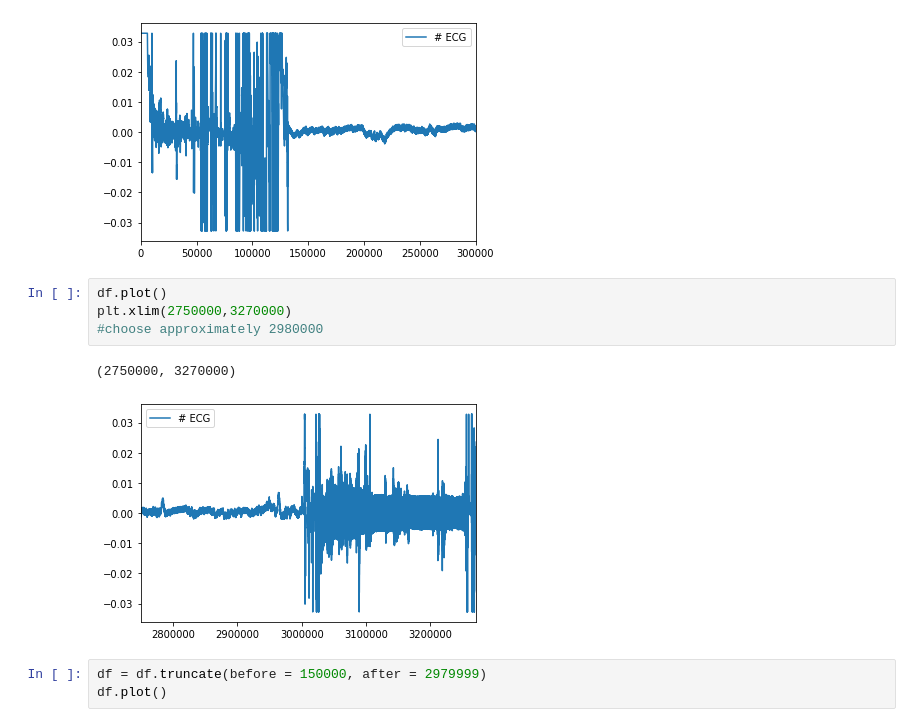
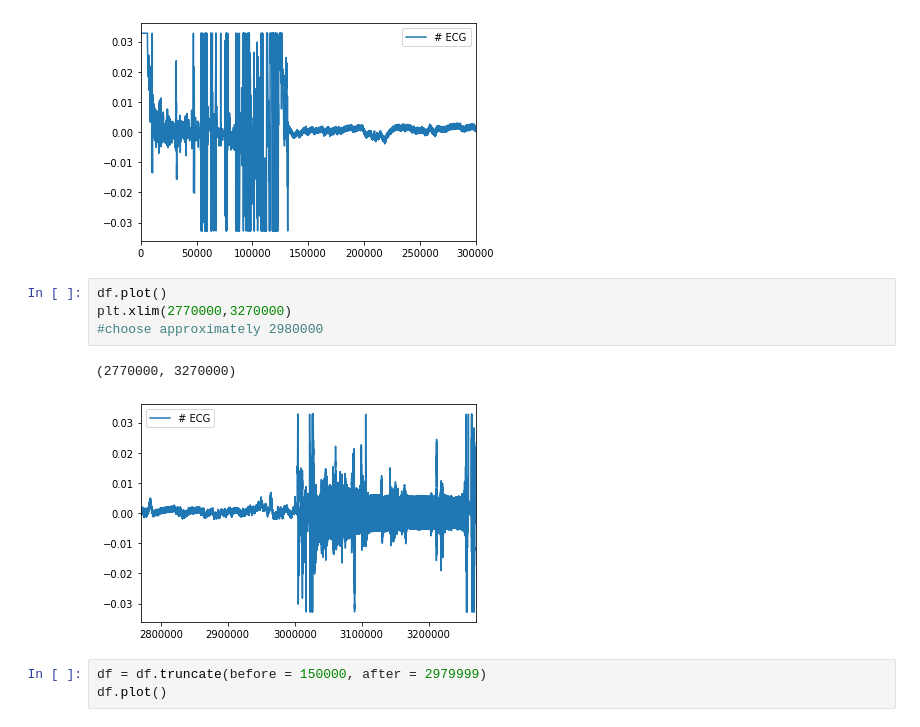
Before and after one commit to DigitalBiomarkerDiscoveryPipeline/Data-Compression-Toolbox, a Jupyter notebook: Joe/RebolloNeira.ipynb, the cells around one changed output. Drawn from its saved outputs; the diff is of its cells as text.

```diff
--- a/Joe/RebolloNeira.ipynb
+++ b/Joe/RebolloNeira.ipynb
@@ -46,11 +40,11 @@ plt.xlim(0,300000)
 [figure]
 # %%
 df.plot()
-plt.xlim(2750000,3270000)
+plt.xlim(2770000,3270000)
 #choose approximately 2980000
 # %% [output]
-(2750000, 3270000)
+(2770000, 3270000)
-[figure, old version]
+[figure, new version]
 # %%
 df = df.truncate(before = 150000, after = 2979999)
 df.plot()
```
Also changed, not shown: parts of 19 cells of this notebook.
